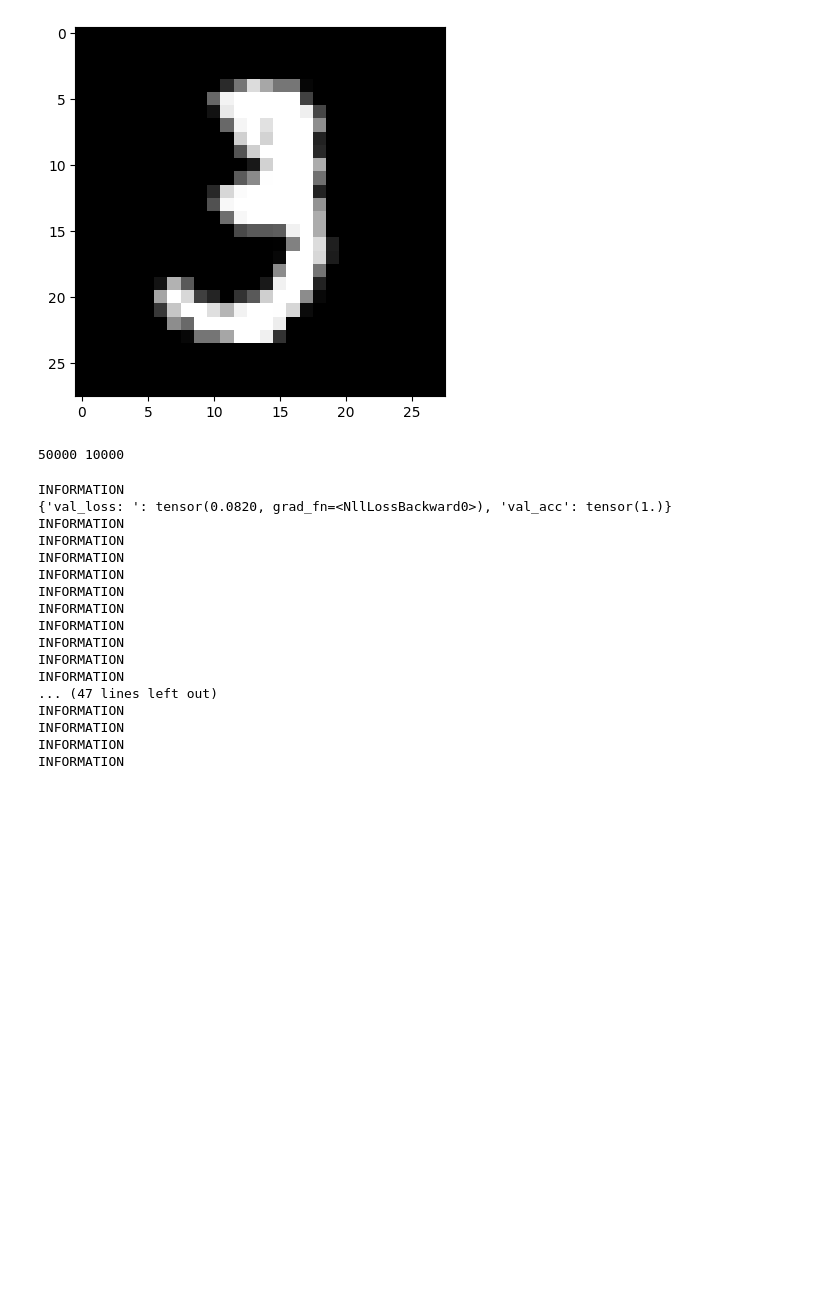
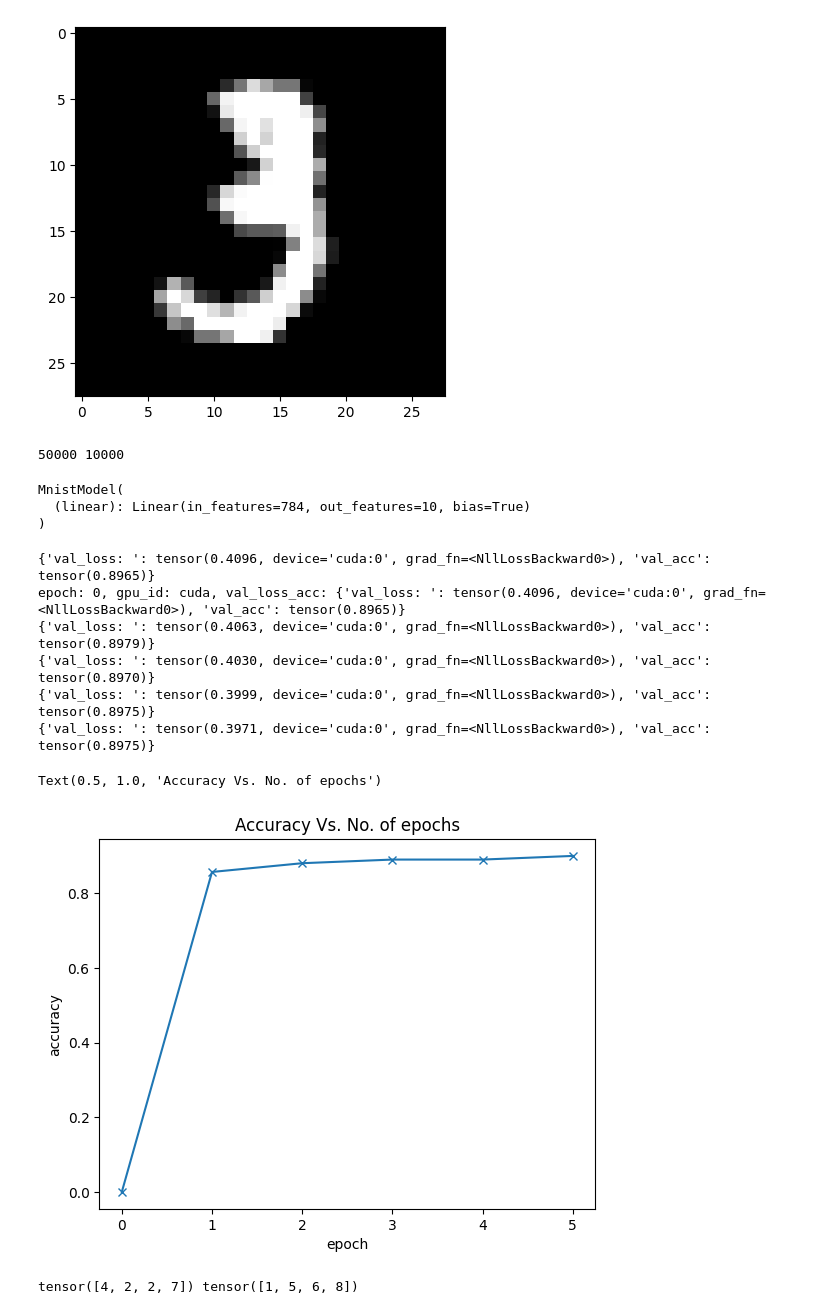
Before and after one commit to dcwire/pytorch_ddp_intro, a Jupyter notebook: pytorch_ddp.ipynb, the cells around one changed output. Saved outputs shown, nothing was run; the diff lists cells and outputs as text; code cells hidden in the pictures; blank space fills up the shorter version.

```diff
--- a/pytorch_ddp.ipynb
+++ b/pytorch_ddp.ipynb
@@ -5,3 +5,10 @@ from torchvision.datasets import MNIST
 import matplotlib.pyplot as plt
 from torchvision.transforms import transforms
 import torch.nn as nn
+# %%
+if torch.cuda.is_available():
+    device = "cuda"
+else:
+    device = "cpu"
+
+torch.device(device)
@@ -13,7 +22,7 @@ class Trainer:
         model: torch.nn.Module,
         train_data: DataLoader,
         optimizer: torch.optim.Optimizer,
-        gpu_id: int,
+        gpu_id: torch.device,
         save_every: int
     ):
         self.gpu_id = gpu_id
@@ -21,6 +30,8 @@ class Trainer:
         self.train_data = train_data
         self.optimizer = optimizer
         self.save_every = save_every
+        self.validation_steps = [{"val_loss: ": 10000.0, "val_acc": 0}]
+
 
     def _run_batch(self, source, targets):
         self.optimizer.zero_grad()
@@ -31,19 +42,22 @@ class Trainer:
 
     def _run_epoch(self, epoch):
         # b_sz = len(next(iter(self.train_data)))
-        print(f"INFORMATION")
         for source, targets in self.train_data:
-            # source = source.to(self.gpu_id)
-            # targets = targets.to(self.gpu_id)
+            source = source.to(self.gpu_id)
+            targets = targets.to(self.gpu_id)
 
             self._run_batch(source, targets)
 
     def _accuracy(self, outputs, labels):
+        outputs = outputs.to(self.gpu_id)
+        labels = labels.to(self.gpu_id)
         out = self.model(outputs)
         loss = nn.functional.cross_entropy(out, labels)
         _, preds = torch.max(out, dim=1)
         acc = (torch.tensor(torch.sum(preds == labels).item() / len(preds)))
-        print({"val_loss: ": loss, "val_acc": acc})
+        val = {"val_loss: ": loss, "val_acc": acc}
+        self.validation_steps.append(val)
+        print(val)
 
     def _validation_step(self):
         source, targets = next(iter(self.train_data))
@@ -53,14 +67,14 @@ class Trainer:
     def _save_checkpoint(self, epoch):
         ckp = self.model.state_dict()
         torch.save(ckp, "checkpoint.pt")
-        # print(f"INFORMATION")
+        print(f"epoch: {epoch}, gpu_id: {self.gpu_id}, val_loss_acc: {self.validation_steps[-1]}")
 
     def train(self, max_epochs):
         for i in range(max_epochs):
             self._run_epoch(i)
+            self._validation_step()
             if (i % self.save_every) == 0:
                 self._save_checkpoint(i)
-                self._validation_step()
 # %%
 dataset = MNIST(root="data/", download=True)
 image, label = dataset[10]
@@ -90,31 +104,39 @@ class MnistModel(nn.Module):
         return self.linear(x)
 # %%
 model = MnistModel(input_size, num_classes)
+model.to(device)
+# %% [output]
+MnistModel(
+  (linear): Linear(in_features=784, out_features=10, bias=True)
+)
 # %%
 train_loader = DataLoader(
     train_data,
-    batch_size=4,
+    batch_size=2048,
     shuffle=False
 )
 
-trainer = Trainer(model, train_loader, torch.optim.SGD(model.parameters(), lr=0.01, momentum=0.9), 0, 12)
+trainer = Trainer(model, train_loader, torch.optim.SGD(model.parameters(), lr=0.01, momentum=0.9), device, 12)
 # %%
-trainer.train(100)
+trainer.train(5)
 # %% [output]
-INFORMATION
-{'val_loss: ': tensor(0.0820, grad_fn=<NllLossBackward0>), 'val_acc': tensor(1.)}
-INFORMATION
-INFORMATION
-INFORMATION
-INFORMATION
-INFORMATION
-INFORMATION
-INFORMATION
-INFORMATION
-INFORMATION
-INFORMATION
-... (47 lines left out)
-INFORMATION
-INFORMATION
-INFORMATION
-INFORMATION
+{'val_loss: ': tensor(0.4096, device='cuda:0', grad_fn=<NllLossBackward0>), 'val_acc': tensor(0.8965)}
+epoch: 0, gpu_id: cuda, val_loss_acc: {'val_loss: ': tensor(0.4096, device='cuda:0', grad_fn=<NllLossBackward0>), 'val_acc': tensor(0.8965)}
+{'val_loss: ': tensor(0.4063, device='cuda:0', grad_fn=<NllLossBackward0>), 'val_acc': tensor(0.8979)}
+{'val_loss: ': tensor(0.4030, device='cuda:0', grad_fn=<NllLossBackward0>), 'val_acc': tensor(0.8970)}
+{'val_loss: ': tensor(0.3999, device='cuda:0', grad_fn=<NllLossBackward0>), 'val_acc': tensor(0.8975)}
+{'val_loss: ': tensor(0.3971, device='cuda:0', grad_fn=<NllLossBackward0>), 'val_acc': tensor(0.8975)}
+# %%
+
+accuracies = [step['val_acc'] for step in trainer.validation_steps]
+plt.plot(accuracies, '-x')
+plt.xlabel('epoch')
+plt.ylabel('accuracy')
+plt.title('Accuracy Vs. No. of epochs')
+# %% [output]
+Text(0.5, 1.0, 'Accuracy Vs. No. of epochs')
+[figure, added]
+# %%
+trainer._validation_step()
+# %% [output]
+tensor([4, 2, 2, 7]) tensor([1, 5, 6, 8])
```
Also changed, not shown: parts of 1 cell of this notebook, 1 other file.
